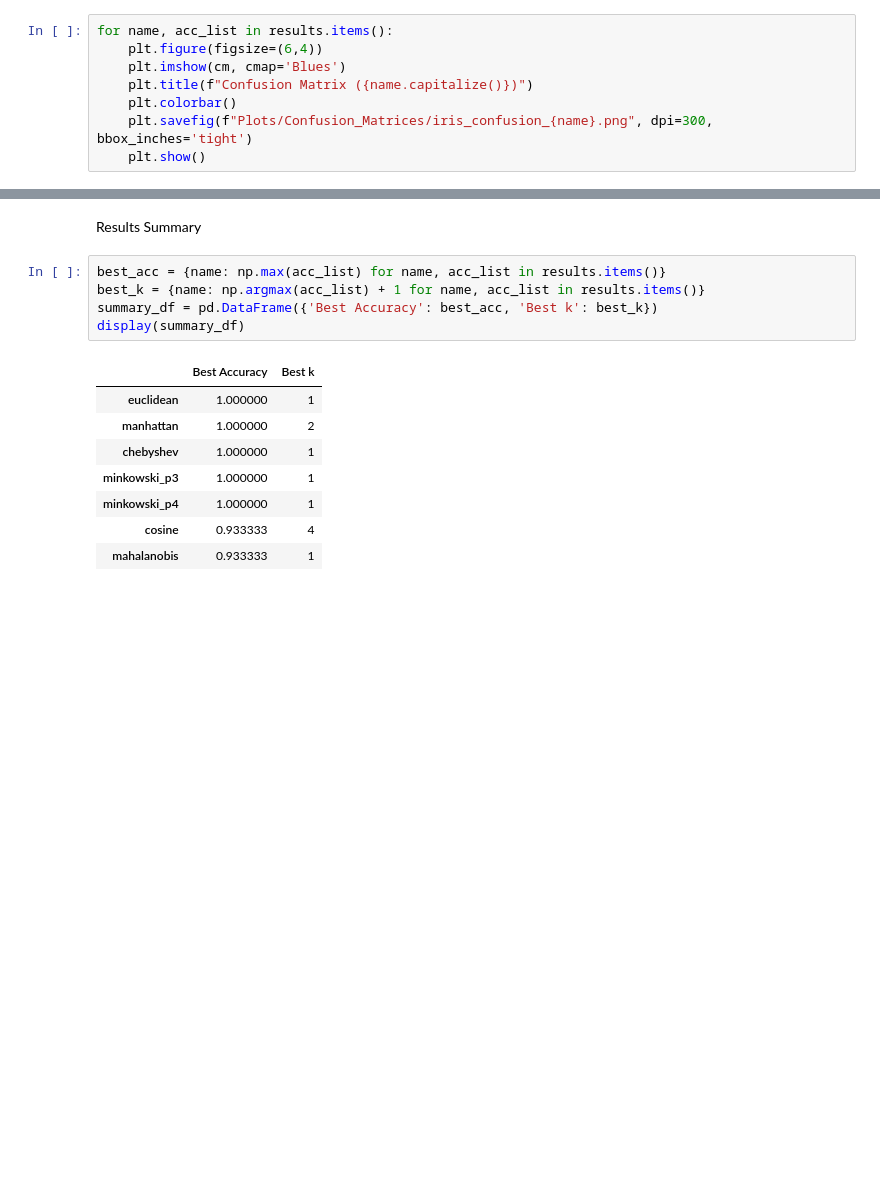
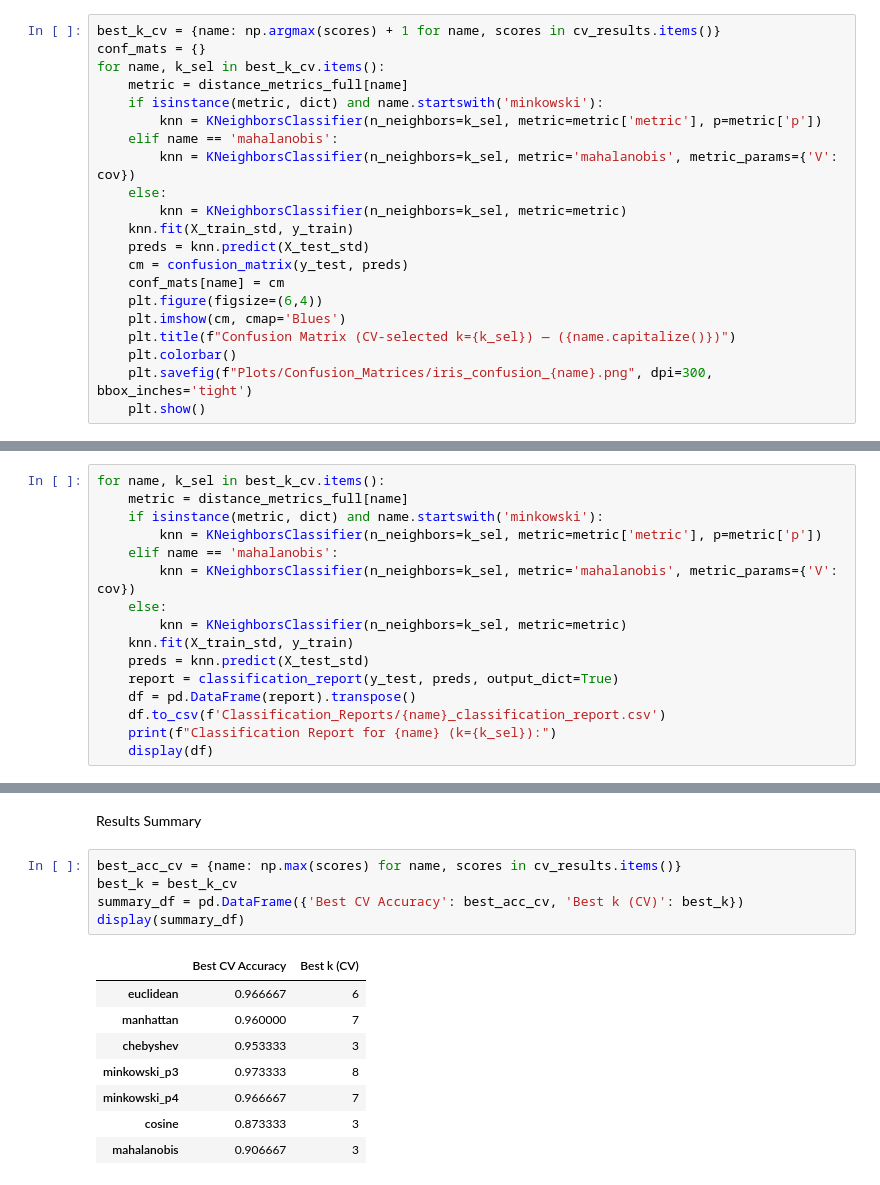
Before and after one commit to mayukh-majumdar/CS725_kNN, a Jupyter notebook: knn_generalization.ipynb, the cells around one changed output, grey strips where cells are left out. Saved outputs shown, nothing was run; the diff lists cells and outputs as text; blank space fills up the shorter version.

```diff
--- a/knn_generalization.ipynb
+++ b/knn_generalization.ipynb
@@ -175,10 +175,23 @@ for name, acc_list in results.items():
 # %% [markdown]
 Individual Plots of Confusion Matrices
 # %%
-for name, acc_list in results.items():
+best_k_cv = {name: np.argmax(scores) + 1 for name, scores in cv_results.items()}
+conf_mats = {}
+for name, k_sel in best_k_cv.items():
+    metric = distance_metrics_full[name]
+    if isinstance(metric, dict) and name.startswith('minkowski'):
+        knn = KNeighborsClassifier(n_neighbors=k_sel, metric=metric['metric'], p=metric['p'])
+    elif name == 'mahalanobis':
+        knn = KNeighborsClassifier(n_neighbors=k_sel, metric='mahalanobis', metric_params={'V': cov})
+    else:
+        knn = KNeighborsClassifier(n_neighbors=k_sel, metric=metric)
+    knn.fit(X_train_std, y_train)
+    preds = knn.predict(X_test_std)
+    cm = confusion_matrix(y_test, preds)
+    conf_mats[name] = cm
     plt.figure(figsize=(6,4))
     plt.imshow(cm, cmap='Blues')
-    plt.title(f"Confusion Matrix ({name.capitalize()})")
+    plt.title(f"Confusion Matrix (CV-selected k={k_sel}) — ({name.capitalize()})")
     plt.colorbar()
     plt.savefig(f"Plots/Confusion_Matrices/iris_confusion_{name}.png", dpi=300, bbox_inches='tight')
     plt.show()
@@ -192,0 +208,16 @@ for name, acc_list in results.items():
+# %%
+for name, k_sel in best_k_cv.items():
+    metric = distance_metrics_full[name]
+    if isinstance(metric, dict) and name.startswith('minkowski'):
+        knn = KNeighborsClassifier(n_neighbors=k_sel, metric=metric['metric'], p=metric['p'])
+    elif name == 'mahalanobis':
+        knn = KNeighborsClassifier(n_neighbors=k_sel, metric='mahalanobis', metric_params={'V': cov})
+    else:
+        knn = KNeighborsClassifier(n_neighbors=k_sel, metric=metric)
+    knn.fit(X_train_std, y_train)
+    preds = knn.predict(X_test_std)
+    report = classification_report(y_test, preds, output_dict=True)
+    df = pd.DataFrame(report).transpose()
+    df.to_csv(f'Classification_Reports/{name}_classification_report.csv')
+    print(f"Classification Report for {name} (k={k_sel}):")
+    display(df)
@@ -193,16 +281,16 @@ for name, acc_list in results.items():
 # %% [markdown]
 Results Summary
 # %%
-best_acc = {name: np.max(acc_list) for name, acc_list in results.items()}
-best_k = {name: np.argmax(acc_list) + 1 for name, acc_list in results.items()}
-summary_df = pd.DataFrame({'Best Accuracy': best_acc, 'Best k': best_k})
+best_acc_cv = {name: np.max(scores) for name, scores in cv_results.items()}
+best_k = best_k_cv
+summary_df = pd.DataFrame({'Best CV Accuracy': best_acc_cv, 'Best k (CV)': best_k})
 display(summary_df)
 # %% [output]
-|  | Best Accuracy | Best k |
-| euclidean | 1.000000 | 1 |
-| manhattan | 1.000000 | 2 |
-| chebyshev | 1.000000 | 1 |
-| minkowski_p3 | 1.000000 | 1 |
-| minkowski_p4 | 1.000000 | 1 |
-| cosine | 0.933333 | 4 |
-| mahalanobis | 0.933333 | 1 |
+|  | Best CV Accuracy | Best k (CV) |
+| euclidean | 0.966667 | 6 |
+| manhattan | 0.960000 | 7 |
+| chebyshev | 0.953333 | 3 |
+| minkowski_p3 | 0.973333 | 8 |
+| minkowski_p4 | 0.966667 | 7 |
+| cosine | 0.873333 | 3 |
+| mahalanobis | 0.906667 | 3 |
```
Also changed, not shown: parts of 4 cells of this notebook, 14 other files.
